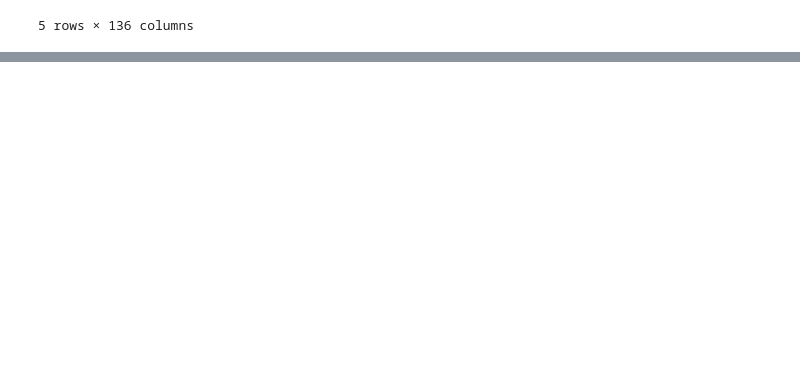
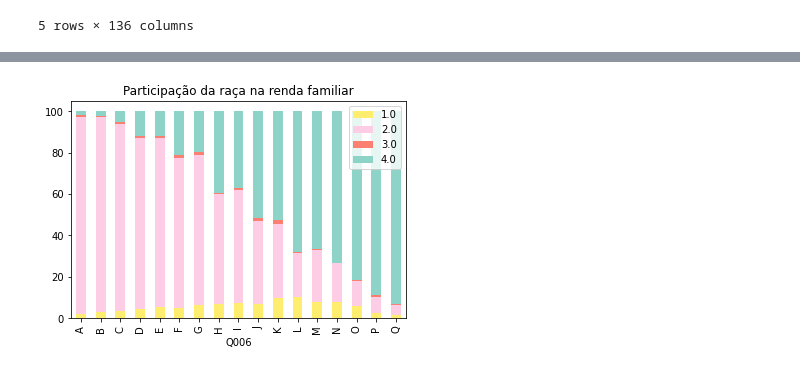
Before and after one commit to vinismachadoo/alura-imersao-dados-2, a Jupyter notebook: microdados_enem_2019.ipynb, the cells around one changed output, grey strips where cells are left out. Cells and saved outputs as stored; diff of their text form; code cells hidden in the pictures; blank space fills up the shorter version.

```diff
--- a/microdados_enem_2019.ipynb
+++ b/microdados_enem_2019.ipynb
@@ -27,0 +169,8 @@ enem.head()
+# %%
+relacao_renda_escola = enem.groupby('Q006')['TP_DEPENDENCIA_ADM_ESC'].value_counts().groupby(level=0).apply(lambda x: 100*x / x.sum()).unstack()
+# %%
+relacao_renda_escola.plot(kind='bar', stacked=True, title='Participação da raça na renda familiar', colormap='Set3_r')
+plt.legend()
+plt.show()
+# %% [output]
+[figure, added]
```
Also changed, not shown: parts of 33 cells of this notebook.
